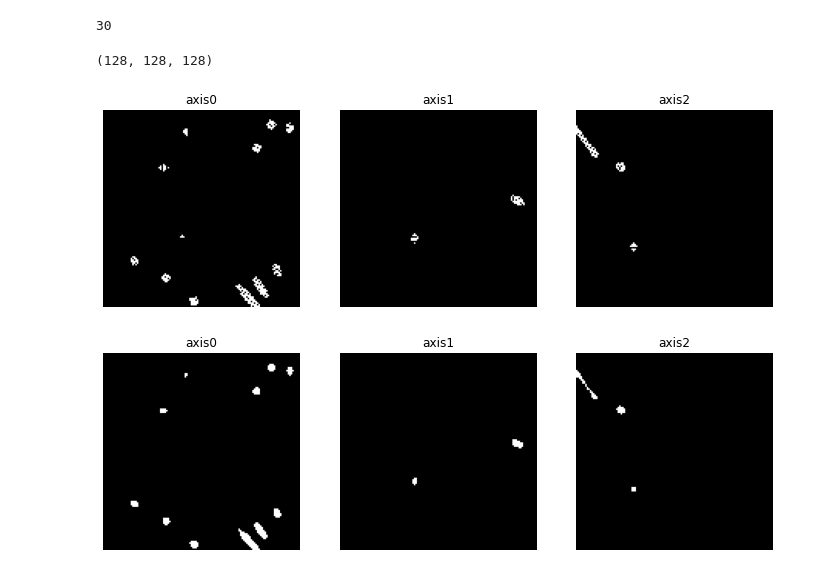
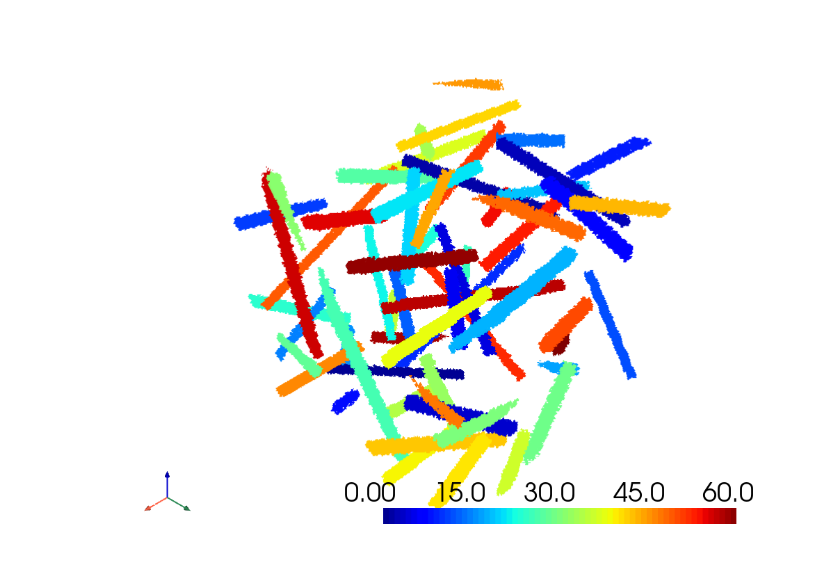
Before and after one commit to madvid/quanfima, a Jupyter notebook: examples/Generate_fibers_test.ipynb, the cells around one changed output. Cells and saved outputs as stored; diff of their text form; code cells hidden in the pictures.

Commit message:
exemple of visualisation

```diff
--- a/examples/Generate_fibers_test.ipynb
+++ b/examples/Generate_fibers_test.ipynb
@@ -11,6 +8,6 @@ import matplotlib.pyplot as plt
 # %%
 result = simulation.simulate_fibers((128,128,128),
-                                    n_fibers=30,
+                                    n_fibers=60,
                                     max_fails=200,
                                     radius_lim=(2, 3),
                                     gap_lim=(3,5))
@@ -25,10 +20,0 @@ elapsed_time = result[5]
-# %%
-n_generated
-# %% [output]
-30
-# %%
-volume = volume.astype(np.uint8)
-# %%
-volume.shape
-# %% [output]
-(128, 128, 128)
@@ -37,4 +21,28 @@ from TexNet.utils import plot_slices
+# %%
+def plot_3D(volume,
+            cmap = 'jet',
+            size = None,
+            file= None):
+
+    p = pv.Plotter(shape=(1, 1),window_size=size)
+
+    opacity = np.ones(int(volume.max()))
+    opacity[0] = 0
+    p.add_volume(volume,
+                 opacity = opacity,
+                 cmap = cmap,
+                 show_scalar_bar=False,
+                 clim = [0, int(volume.max())]
+                 )
+    p.view_isometric()
+    p.add_axes()
+    p.set_background('white')
+    p.add_scalar_bar(color='black', )
+    if file:
+        p.show(screenshot=file)
+    else:
+        p.show()
 # %%
-plot_slices(volume)
+plot_3D(volume)
 # %% [output]
-[figure, old version]
+[figure, new version]
@@ -44,4 +48,0 @@ volume = ndi.median_filter(volume, footprint=morphology.ball(2))
-# %%
-plot_slices(volume)
-# %% [output]
-[figure, removed]
```
Also changed, not shown: parts of 14 cells of this notebook.
